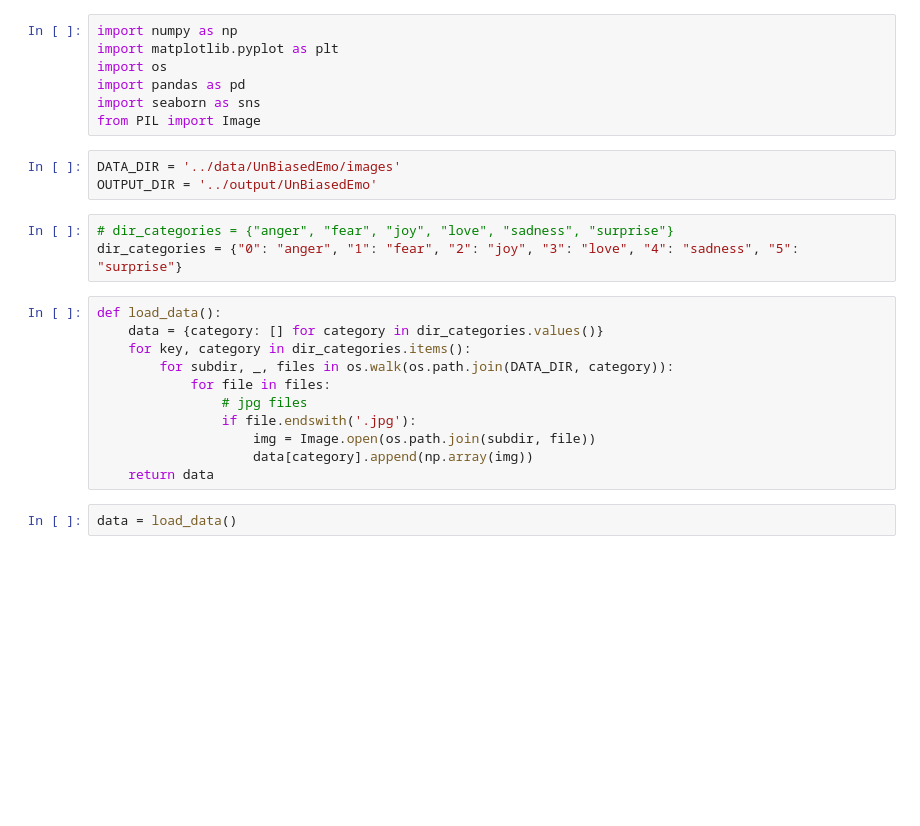
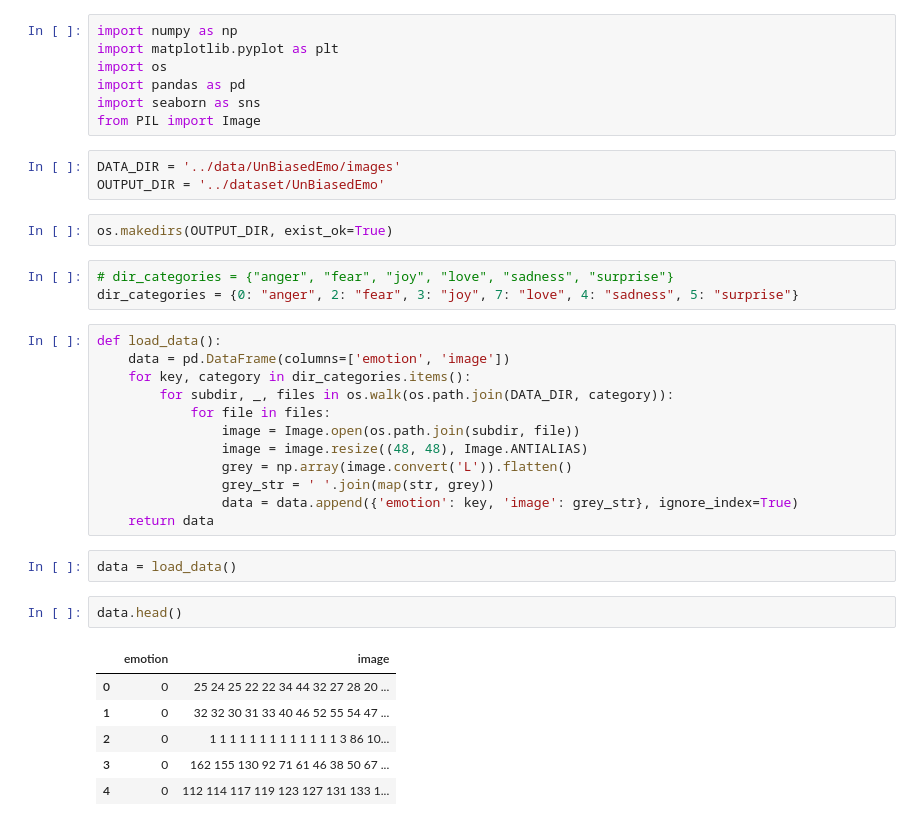
Before and after one commit to JackyXu866/Circular-structured-representation, a Jupyter notebook: EDA/unbaisedemo.ipynb, the cells around one changed output. Cells and saved outputs as stored; diff of their text form; blank space fills up the shorter version.

```diff
--- a/EDA/unbaisedemo.ipynb
+++ b/EDA/unbaisedemo.ipynb
@@ -7,20 +7,32 @@ import seaborn as sns
 from PIL import Image
 # %%
 DATA_DIR = '../data/UnBiasedEmo/images'
-OUTPUT_DIR = '../output/UnBiasedEmo'
+OUTPUT_DIR = '../dataset/UnBiasedEmo'
+# %%
+os.makedirs(OUTPUT_DIR, exist_ok=True)
 # %%
 # dir_categories = {"anger", "fear", "joy", "love", "sadness", "surprise"}
-dir_categories = {"0": "anger", "1": "fear", "2": "joy", "3": "love", "4": "sadness", "5": "surprise"}
+dir_categories = {0: "anger", 2: "fear", 3: "joy", 7: "love", 4: "sadness", 5: "surprise"}
 # %%
 def load_data():
-    data = {category: [] for category in dir_categories.values()}
+    data = pd.DataFrame(columns=['emotion', 'image'])
     for key, category in dir_categories.items():
         for subdir, _, files in os.walk(os.path.join(DATA_DIR, category)):
             for file in files:
-                # jpg files
-                if file.endswith('.jpg'):
-                    img = Image.open(os.path.join(subdir, file))
-                    data[category].append(np.array(img))
+                image = Image.open(os.path.join(subdir, file))
+                image = image.resize((48, 48), Image.ANTIALIAS)
+                grey = np.array(image.convert('L')).flatten()
+                grey_str = ' '.join(map(str, grey))
+                data = data.append({'emotion': key, 'image': grey_str}, ignore_index=True)
     return data
 # %%
 data = load_data()
+# %%
+data.head()
+# %% [output]
+|  | emotion | image |
+| 0 | 0 | 25 24 25 22 22 34 44 32 27 28 20 ... |
+| 1 | 0 | 32 32 30 31 33 40 46 52 55 54 47 ... |
+| 2 | 0 | 1 1 1 1 1 1 1 1 1 1 1 1 1 3 86 10... |
+| 3 | 0 | 162 155 130 92 71 61 46 38 50 67 ... |
+| 4 | 0 | 112 114 117 119 123 127 131 133 1... |
```
Also changed, not shown: parts of 7 cells of this notebook, 1 other file.
